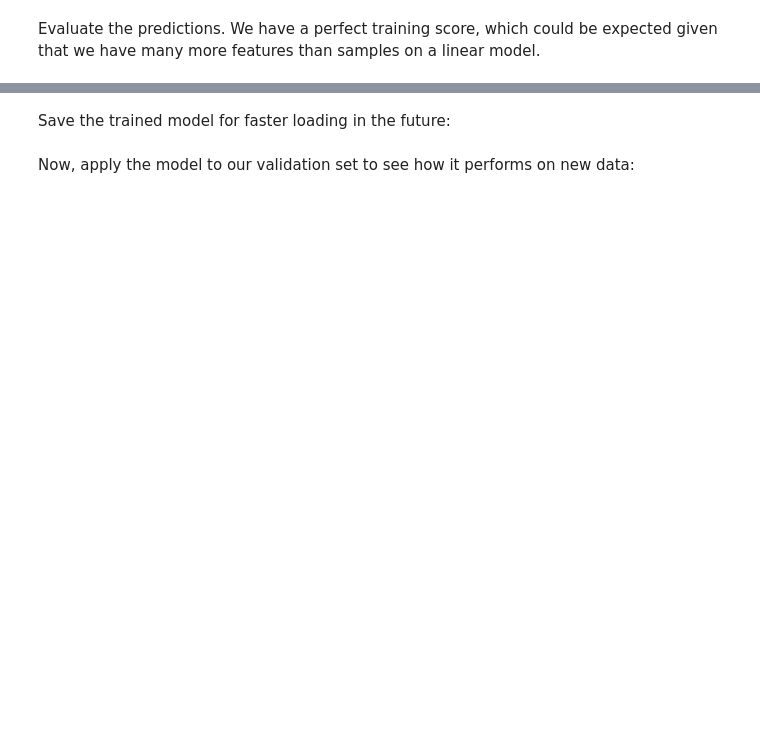
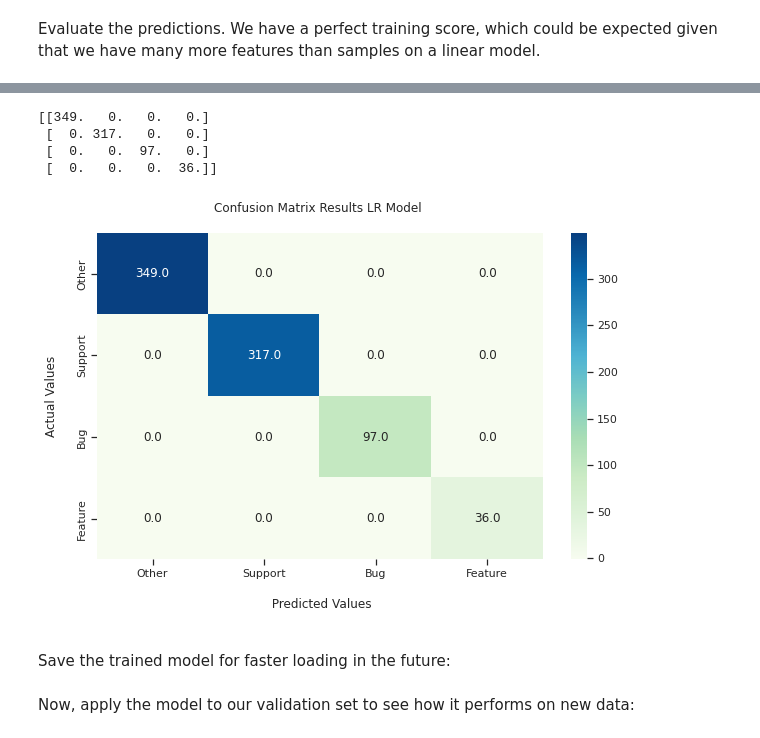
Before and after one commit to folkg/GitHub-Issue-Classifier, a Jupyter notebook: Machine Learning Analysis/Spark_MLAnalysis.ipynb, the cells around one changed output, grey strips where cells are left out. Cells and saved outputs as stored; diff of their text form; code cells hidden in the pictures; blank space fills up the shorter version.

```diff
--- a/Machine Learning Analysis/Spark_MLAnalysis.ipynb
+++ b/Machine Learning Analysis/Spark_MLAnalysis.ipynb
@@ -204,0 +222,30 @@ DataFrame[features: vector, label: double]
+# %%
+# confusion matrix plotting
+
+import matplotlib.pyplot as plt
+import seaborn as sns
+from pyspark.mllib.evaluation import MulticlassMetrics
+import warnings
+
+def confusion_matrix_plotter(df_model_output, model_name, target_label='label', predict_label='prediction', reverse_xaxis='n', nparray='n'):
+
+  warnings.filterwarnings("ignore")
+
+  if(nparray == 'n'):
+    predications_and_labels = df_model_output.select(col(target_label),col(predict_label))
+    # predications_and_labels.show(5)
+    metrics = MulticlassMetrics(predications_and_labels.rdd)
+    confusion_matrix = metrics.confusionMatrix().toArray()
+  else:
+    confusion_matrix=df_model_output
+  print(confusion_matrix)
+  plt.figure(figsize=(10,6))
+  fx=sns.heatmap(confusion_matrix, annot=True, fmt=".1f",cmap="GnBu", xticklabels=True, yticklabels=True, vmin=-1)
+  fx.set_title('Confusion Matrix Results %(model_name)s \n' %{"model_name": model_name});
+  fx.set_xlabel('\n Predicted Values\n')
+  fx.set_ylabel('Actual Values\n');
+  fx.xaxis.set_ticklabels(["Other", "Support", "Bug", "Feature"])
+  fx.yaxis.set_ticklabels(["Other", "Support", "Bug", "Feature"])
+  if(reverse_xaxis == 'y'):
+    fx.invert_xaxis()
+  plt.show()
@@ -231,3 +432,12 @@ Train ROC-AUC: 1.0000
+# %%
+# call helper to plot confusion matrix
+confusion_matrix_plotter(predictions_train, "LR Model")
+# %% [output]
+[[349.   0.   0.   0.]
+ [  0. 317.   0.   0.]
+ [  0.   0.  97.   0.]
+ [  0.   0.   0.  36.]]
+[figure, added]
 # %% [markdown]
 Save the trained model for faster loading in the future:
 # %%
```
Also changed, not shown: parts of 60 cells of this notebook.
